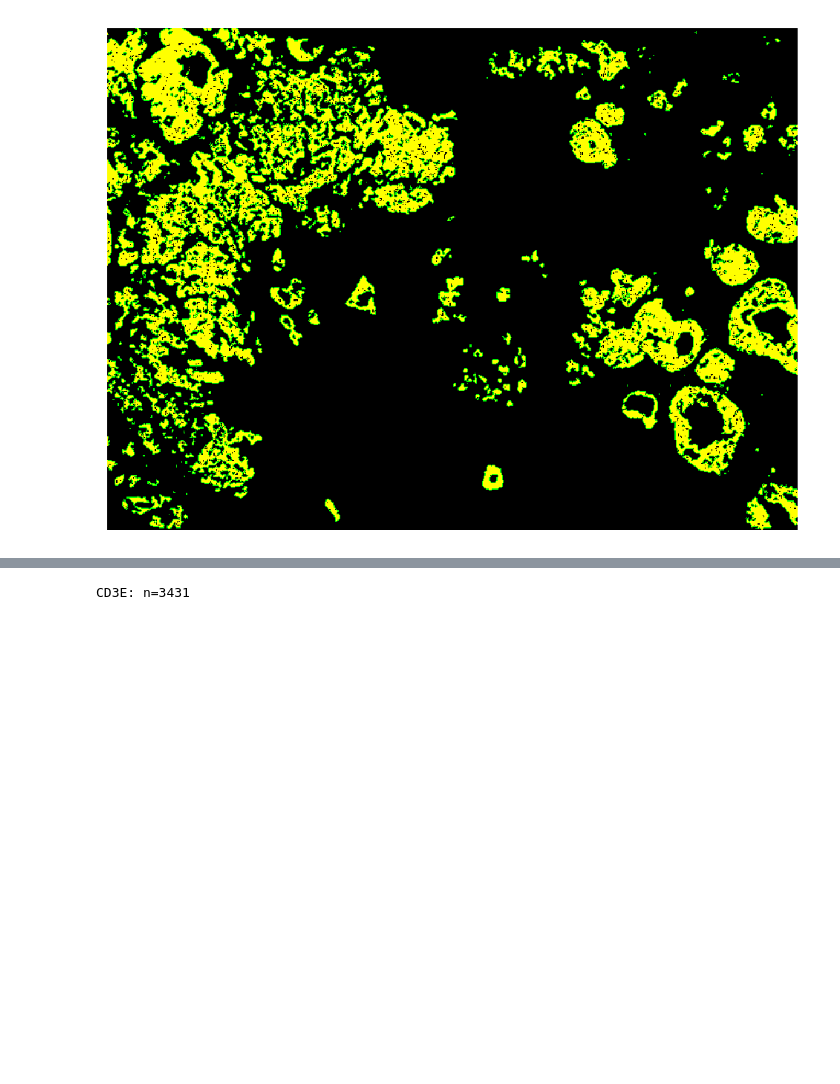
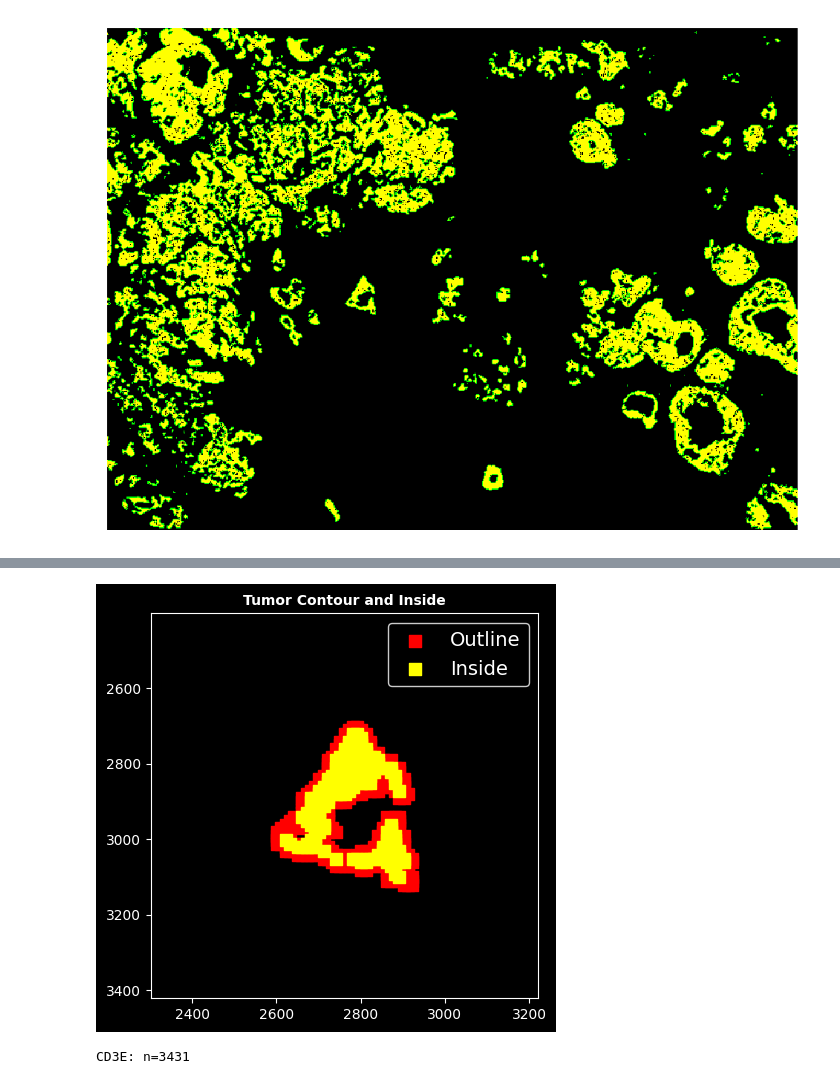
Before and after one commit to RyosukeNomural/SpatialCompassV, a Jupyter notebook: docs/tutorials/gene_analysis/index.ipynb, the cells around one changed output, grey strips where cells are left out. Cells and saved outputs as stored; diff of their text form; code cells hidden in the pictures; blank space fills up the shorter version.

```diff
--- a/docs/tutorials/gene_analysis/index.ipynb
+++ b/docs/tutorials/gene_analysis/index.ipynb
@@ -103,10 +161,12 @@ subset_grid, filtered_shortest, xy_list = extract_roi(
 # %%
 g_x_cont, g_y_cont, g_x_inside, g_y_inside = contour_regions(
     filtered_shortest, adata,
     min_x=0, max_x=4000, min_y=0, max_y=4000,
     out_dir_base="./roi_plots",
-    show=False,
+    show=True,
 )
+# %% [output]
+[figure, added]
 # %%
 from scomv.preparation.scomv_calc_vector import compute_min_vectors_polar
 # %%
```
Also changed, not shown: parts of 4 cells of this notebook, 19 other files.
